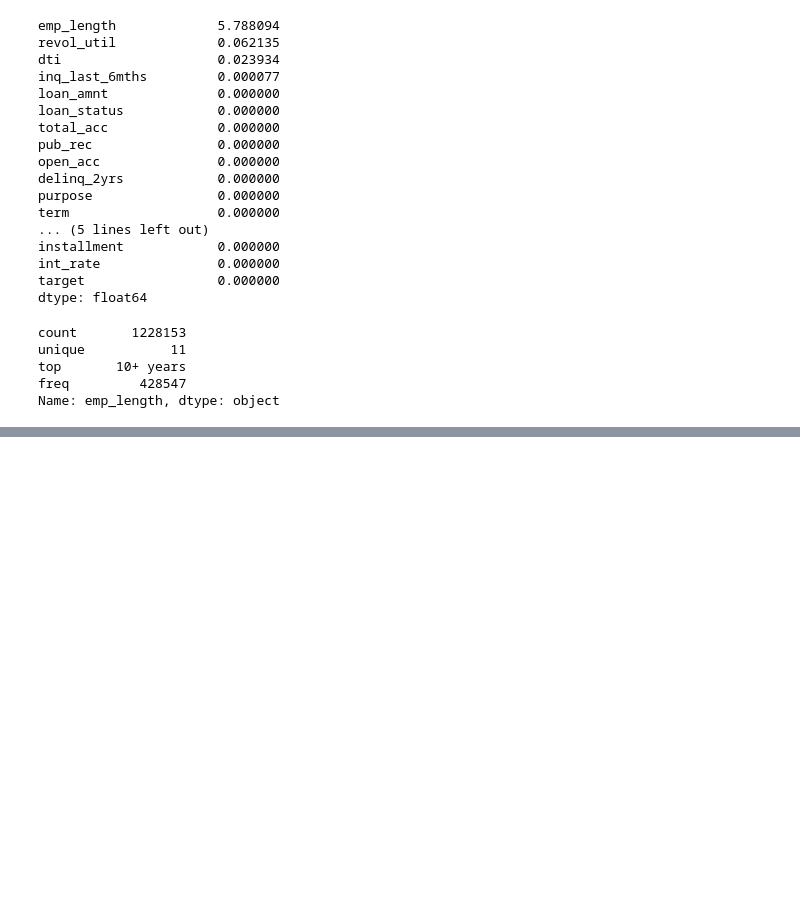
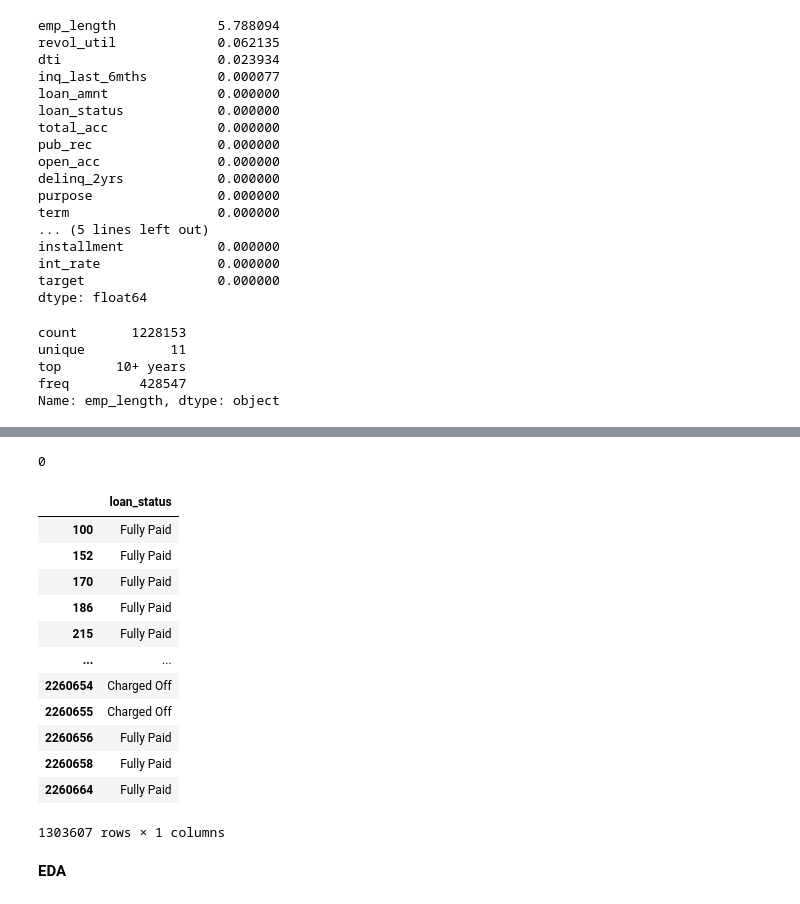
Before and after one commit to pabaronio97/credit-risk-model, a Jupyter notebook: MLCode.ipynb, the cells around one changed output, grey strips where cells are left out. Cells and saved outputs as stored; diff of their text form; code cells hidden in the pictures; blank space fills up the shorter version.

```diff
--- a/MLCode.ipynb
+++ b/MLCode.ipynb
@@ -155,0 +375,6 @@ NameError: name 'banks_ds' is not defined
+# %%
+categorical_cols = [
+    "home_ownership",
+    "verification_status",
+    "purpose"
+]
@@ -155,0 +385,2 @@ NameError: name 'banks_ds' is not defined
+# %%
+bank_ds = pd.get_dummies(bank_ds, columns=categorical_cols, drop_first=True)
@@ -155,0 +393,3 @@ NameError: name 'banks_ds' is not defined
+# %%
+grade_map = {"A":1, "B":2, "C":3, "D":4, "E":5, "F":6, "G":7}
+bank_ds["grade"] = bank_ds["grade"].map(grade_map)
@@ -155,0 +410,2 @@ NameError: name 'banks_ds' is not defined
+# %%
+bank_ds.drop("sub_grade", axis=1, inplace=True)
@@ -155,0 +436,22 @@ NameError: name 'banks_ds' is not defined
+# %%
+bank_ds.isnull().sum().sum()
+# %% [output]
+0
+# %%
+bank_ds.select_dtypes(include="object")
+# %% [output]
+|  | loan_status |
+| 100 | Fully Paid |
+| 152 | Fully Paid |
+| 170 | Fully Paid |
+| 186 | Fully Paid |
+| 215 | Fully Paid |
+| ... | ... |
+| 2260654 | Charged Off |
+| 2260655 | Charged Off |
+| 2260656 | Fully Paid |
+| 2260658 | Fully Paid |
+| 2260664 | Fully Paid |
+1303607 rows × 1 columns
+# %% [markdown]
+**EDA**
```
Also changed, not shown: parts of 30 cells of this notebook.
